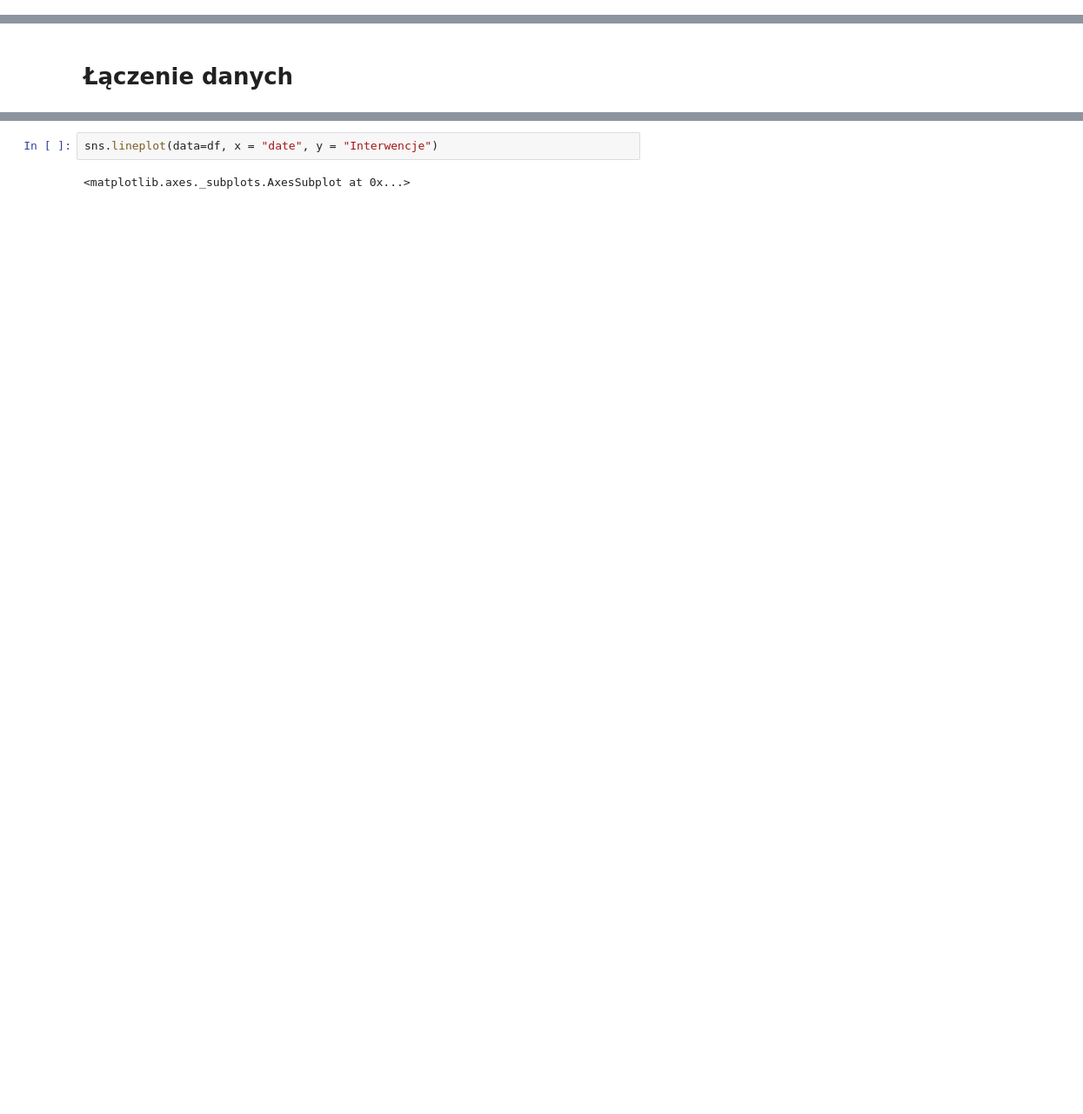
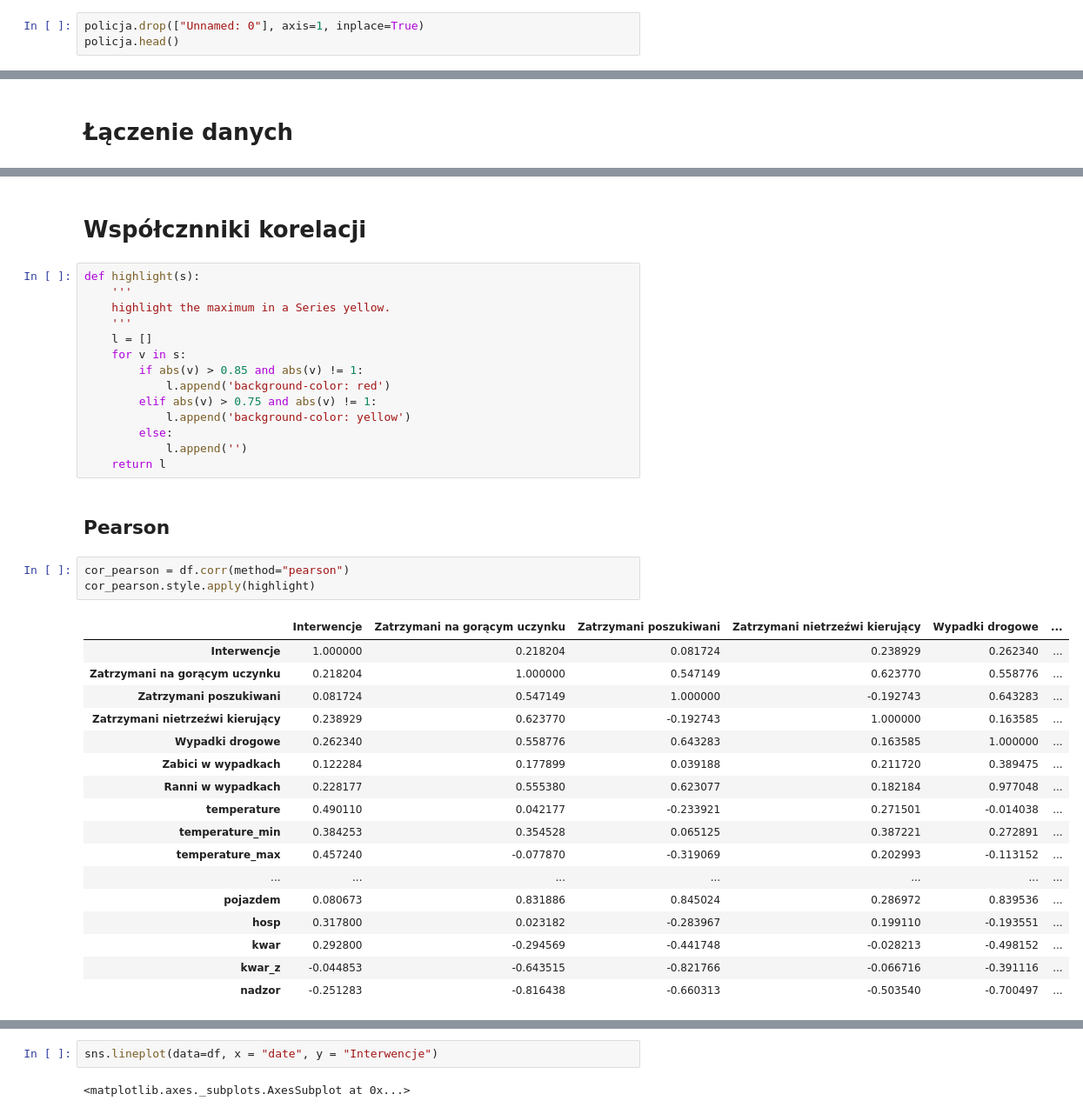
Before and after one commit to knmlprz/corona-analysis-1, a Jupyter notebook: notebooks/ImportDanych.ipynb, the cells around one changed output, grey strips where cells are left out. Shown at 87% size. Cells and saved outputs as stored; diff of their text form; blank space fills up the shorter version.

```diff
--- a/notebooks/ImportDanych.ipynb
+++ b/notebooks/ImportDanych.ipynb
@@ -53,0 +151,3 @@ health = health[health.location_name == "Poland"]
+# %%
+policja.drop(["Unnamed: 0"], axis=1, inplace=True)
+policja.head()
@@ -71,0 +225,39 @@ f = sns.lineplot(y="Zatrzymani na gorącym uczynku",x="date",data=df, ci = 90)
+# %% [markdown]
+# Współcznniki korelacji
+# %%
+def highlight(s):
+    '''
+    highlight the maximum in a Series yellow.
+    '''
+    l = []
+    for v in s:
+        if abs(v) > 0.85 and abs(v) != 1:
+            l.append('background-color: red')
+        elif abs(v) > 0.75 and abs(v) != 1:
+            l.append('background-color: yellow')
+        else:
+            l.append('')
+    return l
+# %% [markdown]
+## Pearson
+# %%
+cor_pearson = df.corr(method="pearson")
+cor_pearson.style.apply(highlight)
+# %% [output]
+|  | Interwencje | Zatrzymani na gorącym uczynku | Zatrzymani poszukiwani | Zatrzymani nietrzeźwi kierujący | Wypadki drogowe | ... |
+| Interwencje | 1.000000 | 0.218204 | 0.081724 | 0.238929 | 0.262340 | ... |
+| Zatrzymani na gorącym uczynku | 0.218204 | 1.000000 | 0.547149 | 0.623770 | 0.558776 | ... |
+| Zatrzymani poszukiwani | 0.081724 | 0.547149 | 1.000000 | -0.192743 | 0.643283 | ... |
+| Zatrzymani nietrzeźwi kierujący | 0.238929 | 0.623770 | -0.192743 | 1.000000 | 0.163585 | ... |
+| Wypadki drogowe | 0.262340 | 0.558776 | 0.643283 | 0.163585 | 1.000000 | ... |
+| Zabici w wypadkach | 0.122284 | 0.177899 | 0.039188 | 0.211720 | 0.389475 | ... |
+| Ranni w wypadkach | 0.228177 | 0.555380 | 0.623077 | 0.182184 | 0.977048 | ... |
+| temperature | 0.490110 | 0.042177 | -0.233921 | 0.271501 | -0.014038 | ... |
+| temperature_min | 0.384253 | 0.354528 | 0.065125 | 0.387221 | 0.272891 | ... |
+| temperature_max | 0.457240 | -0.077870 | -0.319069 | 0.202993 | -0.113152 | ... |
+| ... | ... | ... | ... | ... | ... | ... |
+| pojazdem | 0.080673 | 0.831886 | 0.845024 | 0.286972 | 0.839536 | ... |
+| hosp | 0.317800 | 0.023182 | -0.283967 | 0.199110 | -0.193551 | ... |
+| kwar | 0.292800 | -0.294569 | -0.441748 | -0.028213 | -0.498152 | ... |
+| kwar_z | -0.044853 | -0.643515 | -0.821766 | -0.066716 | -0.391116 | ... |
+| nadzor | -0.251283 | -0.816438 | -0.660313 | -0.503540 | -0.700497 | ... |
```
Also changed, not shown: parts of 34 cells of this notebook.
